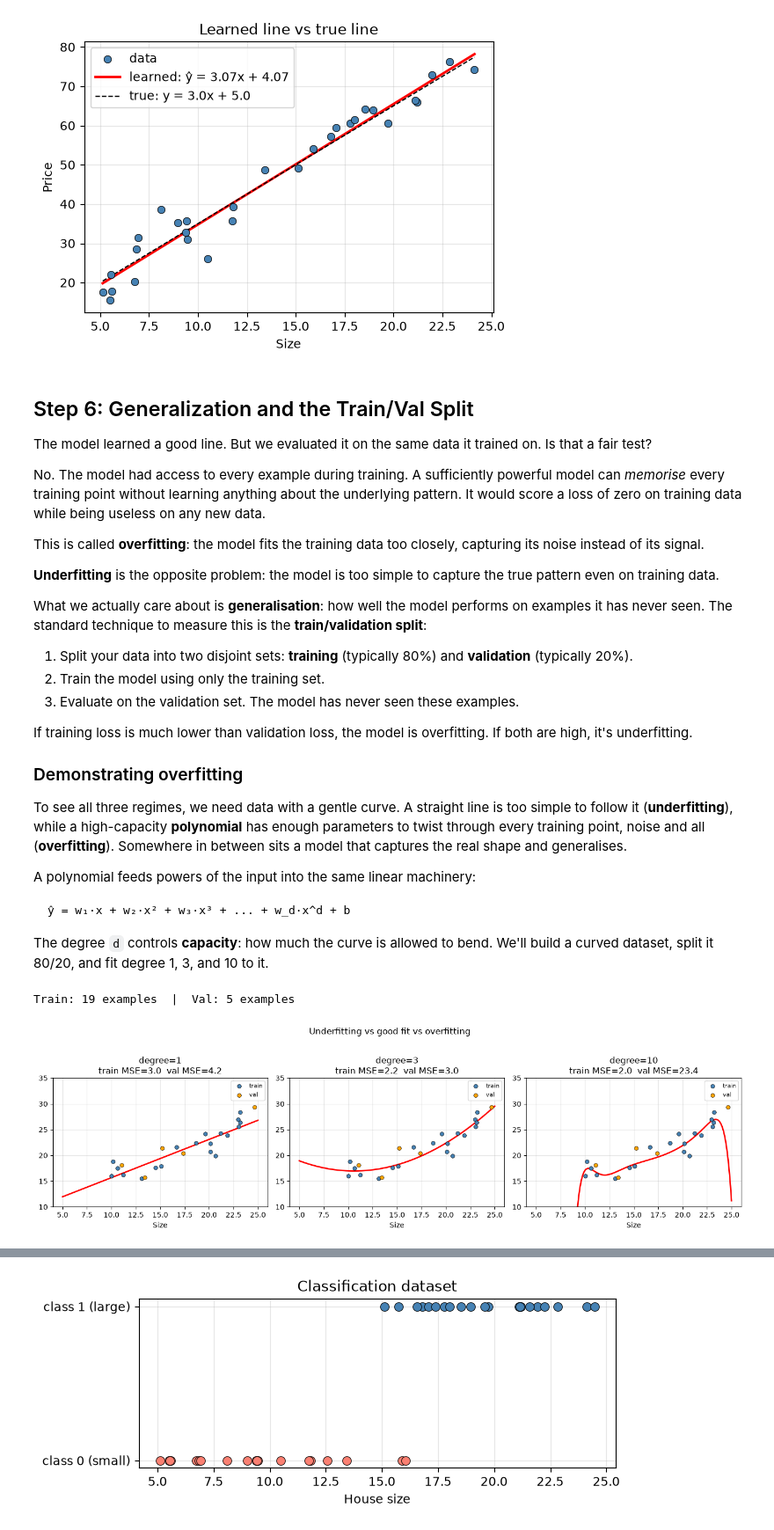
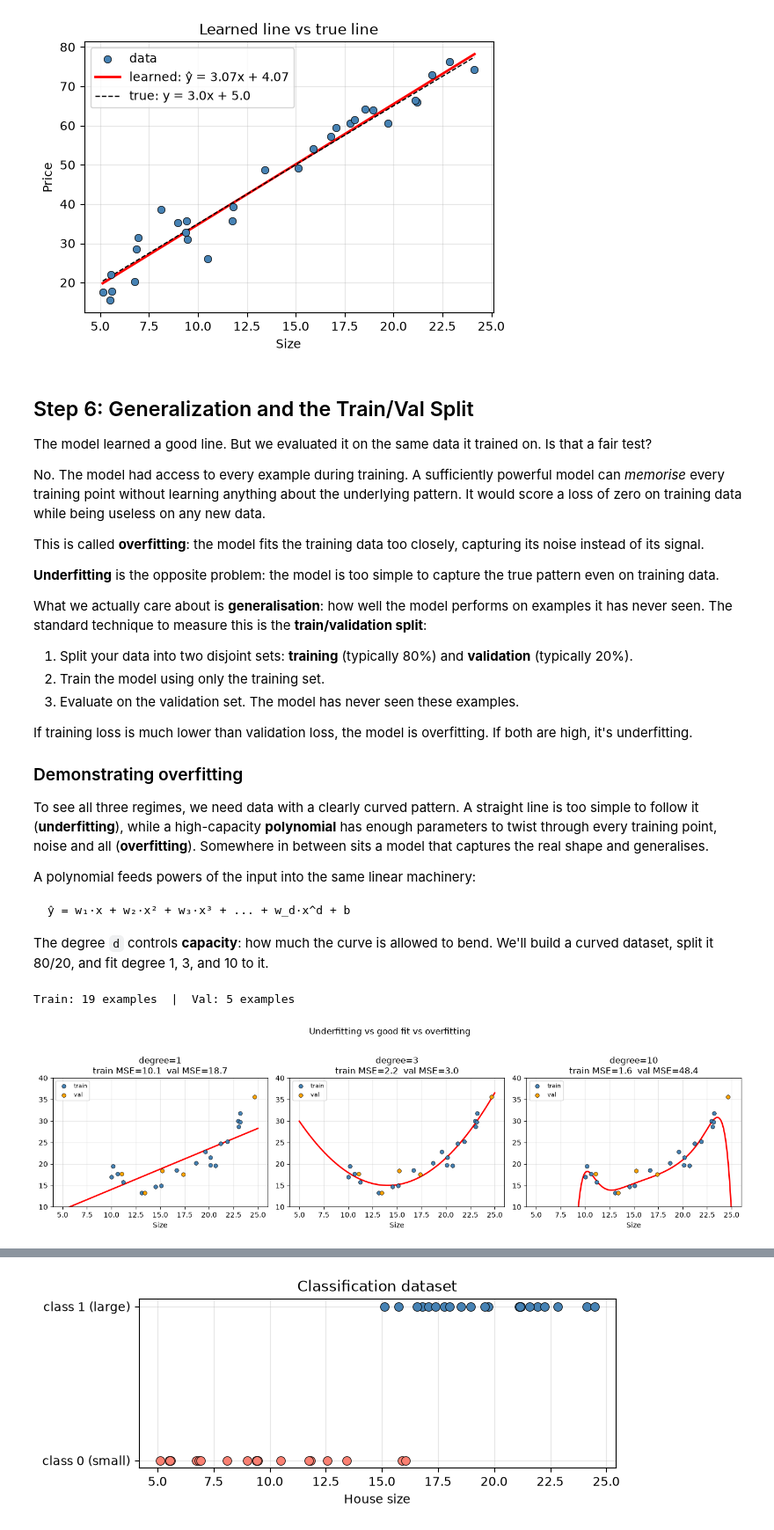
Before and after one commit to ehtb/study, a Jupyter notebook: notebooks/foundational/1_foundations.ipynb, the cells around one changed output, grey strips where cells are left out. Shown at 88% size. Drawn from its saved outputs; the diff is of its cells as text; code cells hidden in the pictures.

Commit message:
fix: correct polynomial curve parameters and update execution timestamps in 1_foundations.ipynb

```diff
--- a/notebooks/foundational/1_foundations.ipynb
+++ b/notebooks/foundational/1_foundations.ipynb
@@ -417,7 +417,7 @@ If training loss is much lower than validation loss, the model is overfitting. I
 
 ### Demonstrating overfitting
 
-To see all three regimes, we need data with a gentle curve. A straight line is too simple to follow it (**underfitting**), while a high-capacity **polynomial** has enough parameters to twist through every training point, noise and all (**overfitting**). Somewhere in between sits a model that captures the real shape and generalises.
+To see all three regimes, we need data with a clearly curved pattern. A straight line is too simple to follow it (**underfitting**), while a high-capacity **polynomial** has enough parameters to twist through every training point, noise and all (**overfitting**). Somewhere in between sits a model that captures the real shape and generalises.
 
 A polynomial feeds powers of the input into the same linear machinery:
 
@@ -428,14 +428,16 @@ A polynomial feeds powers of the input into the same linear machinery:
 The degree `d` controls **capacity**: how much the curve is allowed to bend. We'll build a curved dataset, split it 80/20, and fit degree 1, 3, and 10 to it.
 # %%
 # A curve to fit: a straight line can't overfit our linear house data, and it
-# can't underfit it either. So we build a small dataset with a gentle upward
-# curve, then split it 80/20 to measure generalisation.
+# can't underfit it either. So we build a small dataset with a pronounced curve,
+# then split it 80/20 to measure generalisation. The quadratic term rises about
+# 20 units across the x range while the noise sigma is 1.5, so a straight line
+# has no chance of hiding the mismatch.
 random.seed(0)
 
 n_poly = 24
 X_poly = [random.uniform(5, 25) for _ in range(n_poly)]
-# True pattern: a gentle parabola + noise
-y_poly = [0.08 * (xi - 15) ** 2 + 0.4 * xi + 12 + random.gauss(0, 1.5) for xi in X_poly]
+# True pattern: a parabola + noise
+y_poly = [0.2 * (xi - 15) ** 2 + 0.2 * xi + 12 + random.gauss(0, 1.5) for xi in X_poly]
 
 data = list(zip(X_poly, y_poly))
 random.shuffle(data)
@@ -480,33 +482,33 @@ def train_poly(X, y, degree, lr, steps):
         dweights = [(2/n) * sum(e * (z(xi) ** d) for e, xi in zip(errors, X))
                     for d in range(1, degree + 1)]
         dbias = (2/n) * sum(errors)
         weights = [w - lr * dw for w, dw in zip(weights, dweights)]
         bias = bias - lr * dbias
     return weights, bias
 
 # Even after standardising, the high-degree loss surface is steeper and more
 # ill-conditioned, so degree 10 needs a smaller learning rate and more steps.
 settings = {1: (0.02, 30000), 3: (0.02, 30000), 10: (2e-4, 60000)}
 
 # Train models of increasing complexity
 fig, axes = plt.subplots(1, 3, figsize=(14, 4))
 x_plot = [5 + i * 0.1 for i in range(201)]
 
 for ax, degree in zip(axes, [1, 3, 10]):
     lr, steps = settings[degree]
     w_poly, b_poly = train_poly(X_tr, y_tr, degree, lr, steps)
     tr_loss = poly_loss(X_tr, y_tr, w_poly, b_poly, degree)
     va_loss = poly_loss(X_va, y_va, w_poly, b_poly, degree)
 
     ax.scatter(X_tr, y_tr, color='steelblue', edgecolors='k', linewidth=0.5, s=30, label='train', zorder=3)
     ax.scatter(X_va, y_va, color='orange',    edgecolors='k', linewidth=0.5, s=30, label='val',   zorder=3)
     ax.plot(x_plot, [poly_predict(xi, w_poly, b_poly, degree) for xi in x_plot], 'r-', linewidth=2)
     ax.set_title(f'degree={degree}\ntrain MSE={tr_loss:.1f}  val MSE={va_loss:.1f}')
-    ax.set_ylim(10, 35); ax.set_xlabel('Size'); ax.legend(fontsize=8); ax.grid(alpha=0.3)
+    ax.set_ylim(10, 40); ax.set_xlabel('Size'); ax.legend(fontsize=8); ax.grid(alpha=0.3)
 
 plt.suptitle('Underfitting vs good fit vs overfitting', y=1.02)
 plt.tight_layout()
 plt.show()
 # %% [output]
-[figure, old version]
+[figure, new version]
 # %% [markdown]
```
Also changed, not shown: parts of 2 cells of this notebook.
